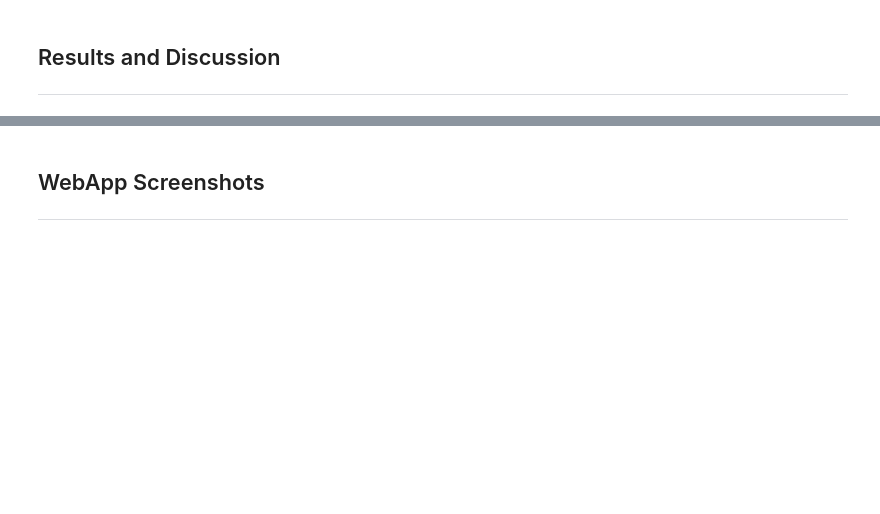
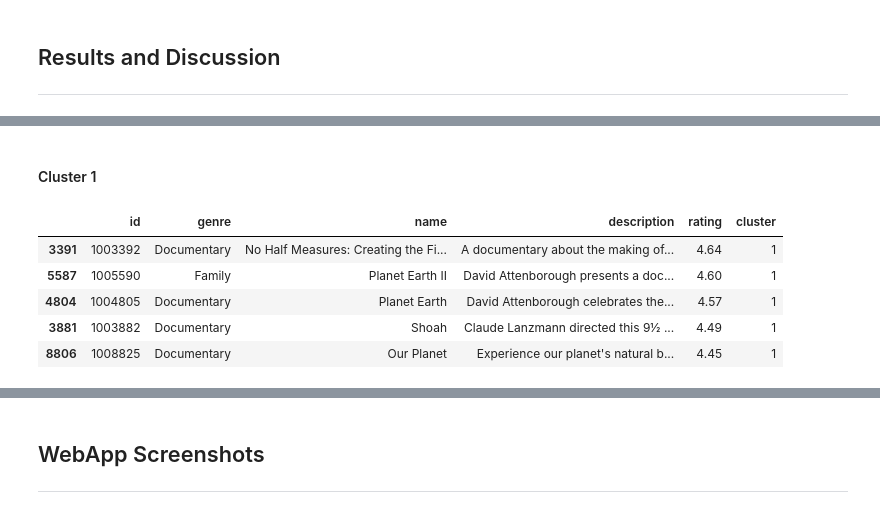
Before and after one commit to CS-180-Group-4/Movie-Recommendation-System, a Jupyter notebook: project_notebook.ipynb, the cells around one changed output, grey strips where cells are left out. Cells and saved outputs as stored; diff of their text form; code cells hidden in the pictures; blank space fills up the shorter version.

```diff
--- a/project_notebook.ipynb
+++ b/project_notebook.ipynb
@@ -340,0 +304,11 @@ print(dist)
+# %% [markdown]
+#### Cluster 1
+# %%
+X_clustered.loc[X_clustered['cluster'] == 1].sort_values('rating', ascending=False).drop(columns=["similarity"]).head()
+# %% [output]
+|  | id | genre | name | description | rating | cluster |
+| 3391 | 1003392 | Documentary | No Half Measures: Creating the Fi... | A documentary about the making of... | 4.64 | 1 |
+| 5587 | 1005590 | Family | Planet Earth II | David Attenborough presents a doc... | 4.60 | 1 |
+| 4804 | 1004805 | Documentary | Planet Earth | David Attenborough celebrates the... | 4.57 | 1 |
+| 3881 | 1003882 | Documentary | Shoah | Claude Lanzmann directed this 9½ ... | 4.49 | 1 |
+| 8806 | 1008825 | Documentary | Our Planet | Experience our planet's natural b... | 4.45 | 1 |
```
Also changed, not shown: parts of 60 cells of this notebook, 3 other files.
